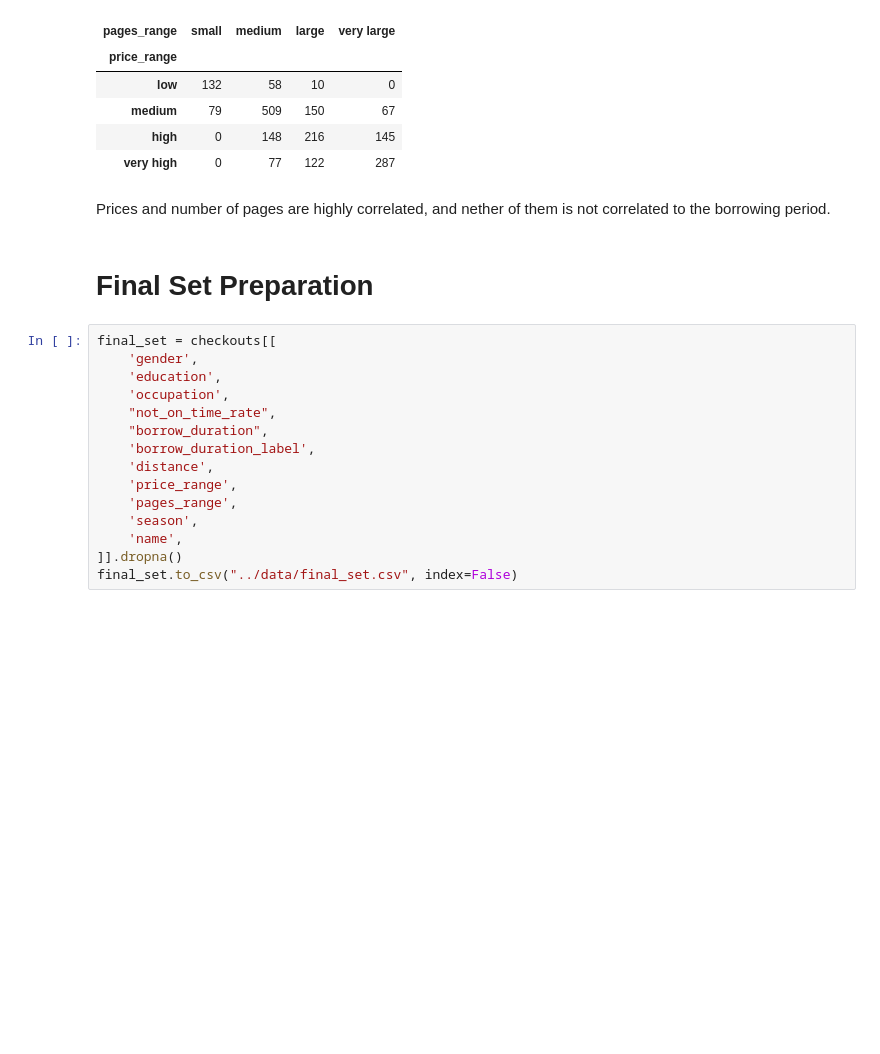
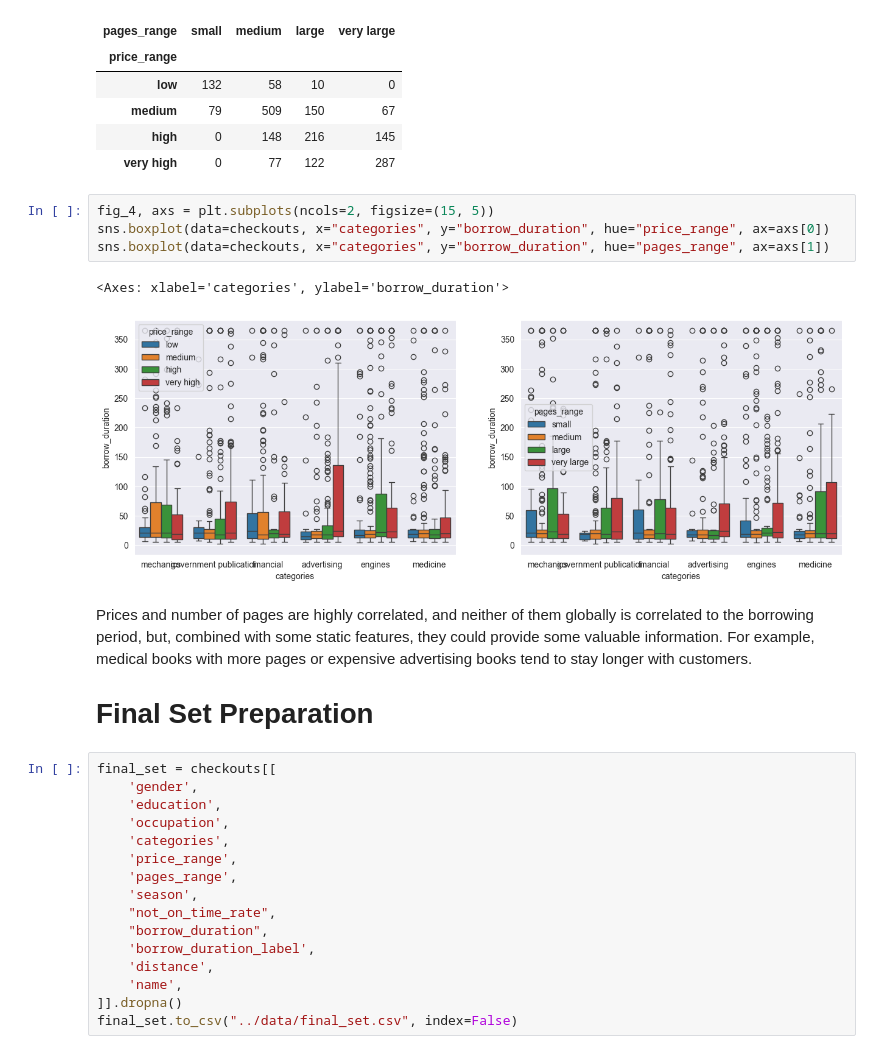
Before and after one commit to 19IT89/LibraryProject, a Jupyter notebook: notebooks/part_2_data_analysis.ipynb, the cells around one changed output. Saved outputs shown, nothing was run; the diff lists cells and outputs as text; blank space fills up the shorter version.

```diff
--- a/notebooks/part_2_data_analysis.ipynb
+++ b/notebooks/part_2_data_analysis.ipynb
@@ -283,22 +352,30 @@ pd.crosstab(checkouts["price_range"], checkouts["pages_range"])
 | medium | 79 | 509 | 150 | 67 |
 | high | 0 | 148 | 216 | 145 |
 | very high | 0 | 77 | 122 | 287 |
-# %% [markdown]
-Prices and number of pages are highly correlated, and nether of them is not correlated to the borrowing period.
+# %%
+fig_4, axs = plt.subplots(ncols=2, figsize=(15, 5))
+sns.boxplot(data=checkouts, x="categories", y="borrow_duration", hue="price_range", ax=axs[0])
+sns.boxplot(data=checkouts, x="categories", y="borrow_duration", hue="pages_range", ax=axs[1])
+# %% [output]
+<Axes: xlabel='categories', ylabel='borrow_duration'>
+[figure, added]
 # %% [markdown]
+Prices and number of pages are highly correlated, and neither of them globally is correlated to the borrowing period, but, combined with some static features, they could provide some valuable information. For example, medical books with more pages or expensive advertising books tend to stay longer with customers.
+<br>
 # Final Set Preparation
 # %%
 final_set = checkouts[[
     'gender',
     'education',
     'occupation',
+    'categories',
+    'price_range',
+    'pages_range',
+    'season',
     "not_on_time_rate",
     "borrow_duration",
     'borrow_duration_label',
     'distance',
-    'price_range',
-    'pages_range',
-    'season',
     'name',
 ]].dropna()
 final_set.to_csv("../data/final_set.csv", index=False)
```
Also changed, not shown: parts of 15 cells of this notebook, 2 other files.
